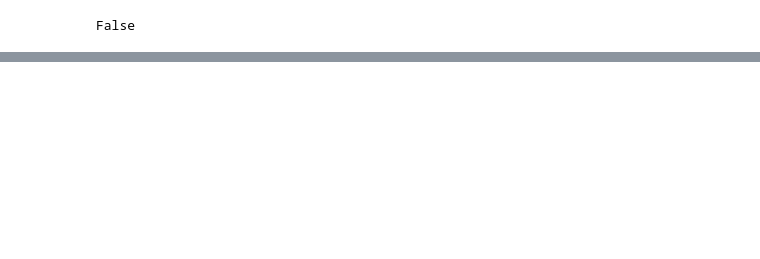
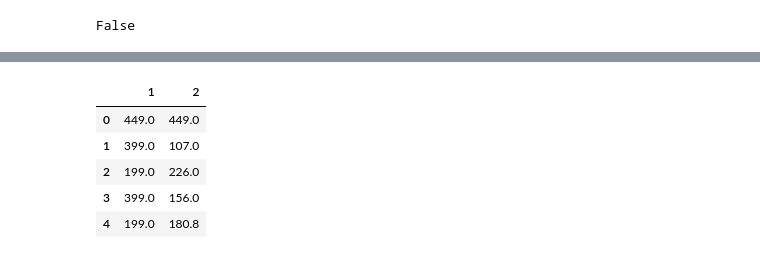
Before and after one commit to sudip06/CameraPrices, a Jupyter notebook: Untitled.ipynb, the cells around one changed output, grey strips where cells are left out. Saved outputs shown, nothing was run; the diff lists cells and outputs as text; code cells hidden in the pictures; blank space fills up the shorter version.

```diff
--- a/Untitled.ipynb
+++ b/Untitled.ipynb
@@ -433,0 +388,9 @@ pd.concat([val_Y, pd.Series(melb_preds.reshape(260))], axis=1)
+# %%
+display(compareDf.head())
+# %% [output]
+|  | 1 | 2 |
+| 0 | 449.0 | 449.0 |
+| 1 | 399.0 | 107.0 |
+| 2 | 199.0 | 226.0 |
+| 3 | 399.0 | 156.0 |
+| 4 | 199.0 | 180.8 |
```
Also changed, not shown: parts of 13 cells of this notebook.
